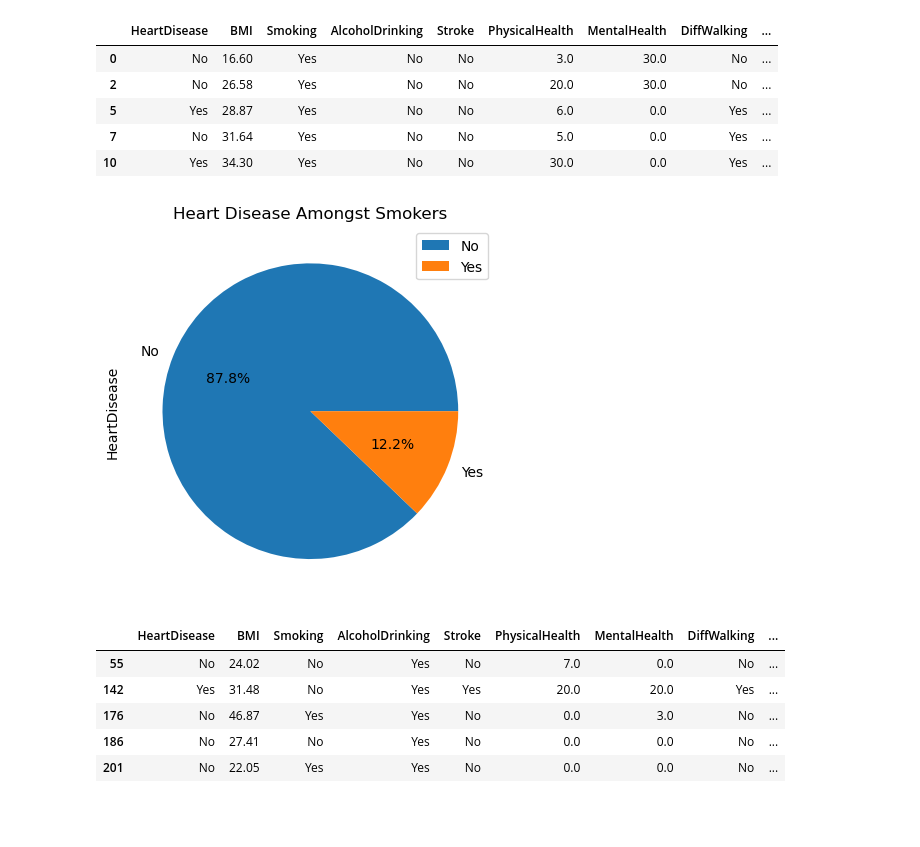
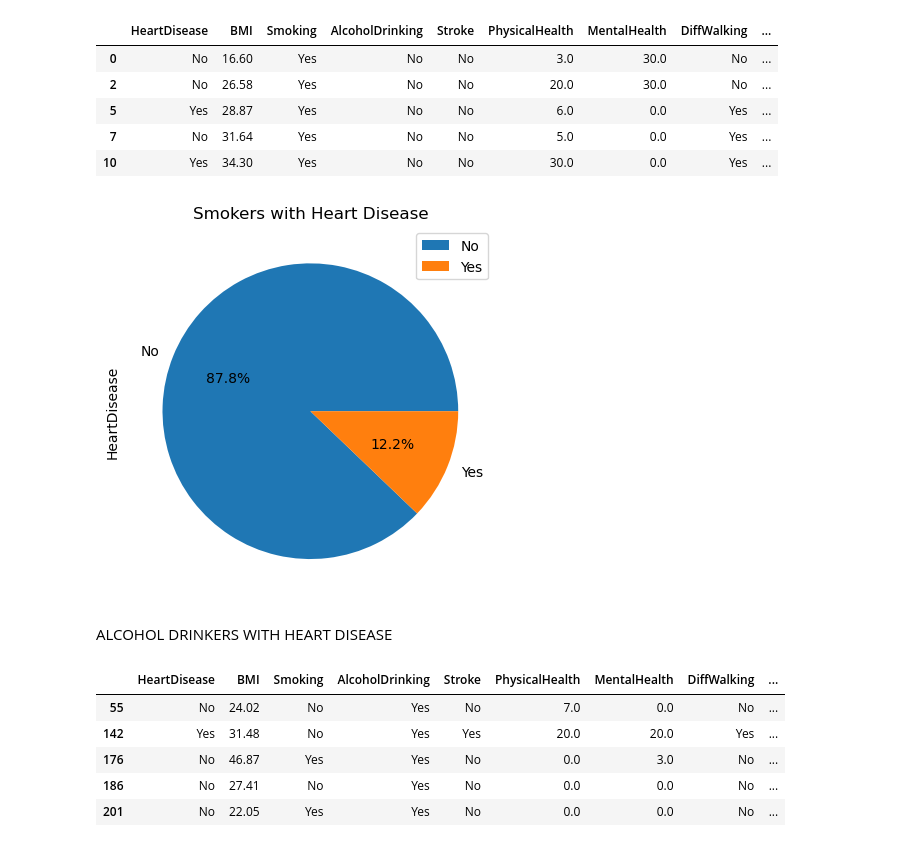
Before and after one commit to taywiljoe/Project-1, a Jupyter notebook: Heart Disease.ipynb, the cells around one changed output. Saved outputs shown, nothing was run; the diff lists cells and outputs as text; code cells hidden in the pictures; blank space fills up the shorter version.

```diff
--- a/Heart Disease.ipynb
+++ b/Heart Disease.ipynb
@@ -68,7 +66,7 @@ smoking.head()
 | 7 | No | 31.64 | Yes | No | No | 5.0 | 0.0 | Yes | ... |
 | 10 | Yes | 34.30 | Yes | No | No | 30.0 | 0.0 | Yes | ... |
 # %%
-smoking.groupby("HeartDisease").aggregate({"HeartDisease":"count"}).plot(kind="pie", y="HeartDisease", title="Heart Disease Amongst Smokers", autopct="%.1f%%")
+smoking.groupby("HeartDisease").aggregate({"HeartDisease":"count"}).plot(kind="pie", y="HeartDisease", title="Smokers with Heart Disease", autopct="%.1f%%")
 plt.savefig("HeartDiseaseAmongstSmokers.png")
 # %% [output]
-[figure, old version]
+[figure, new version]
@@ -79,3 +73,5 @@ plt.savefig("HeartDiseaseAmongstSmokers.png")
+# %% [markdown]
+ALCOHOL DRINKERS WITH HEART DISEASE
 # %%
 alcohol_drinking= heart_disease_df.loc[heart_disease_df["AlcoholDrinking"]=="Yes"]
 alcohol_drinking.head()
```
Also changed, not shown: parts of 31 cells of this notebook.
